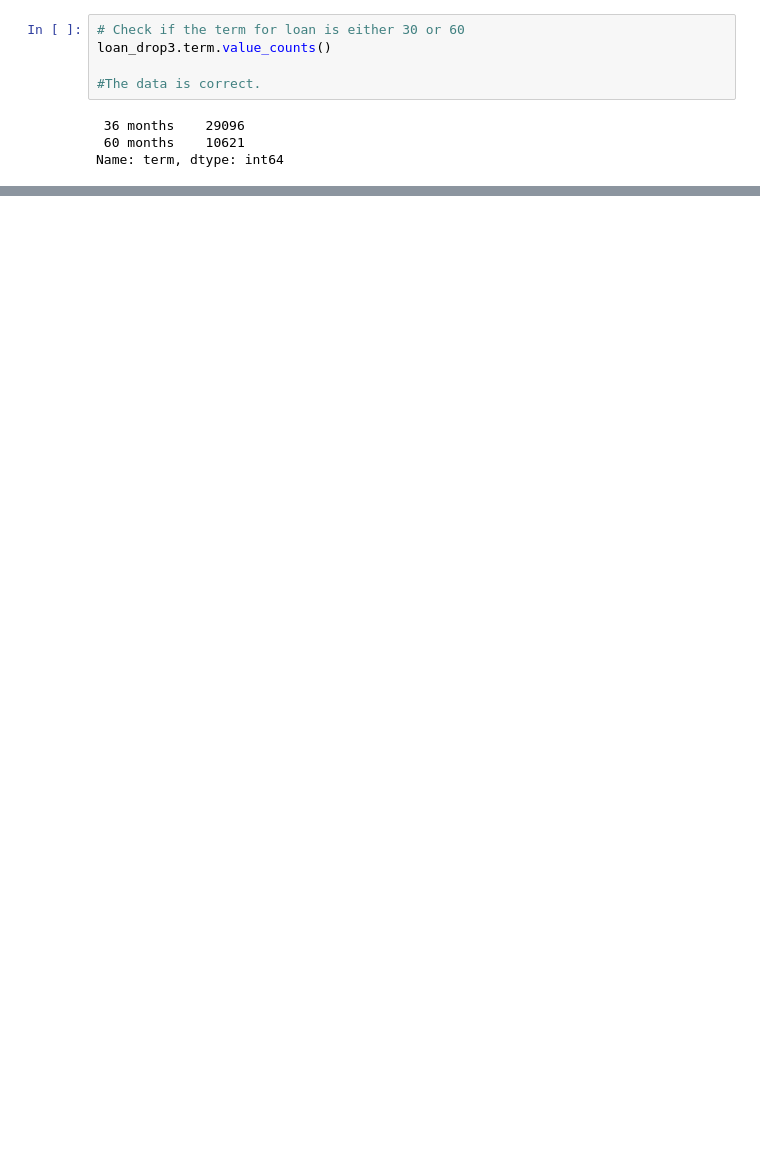
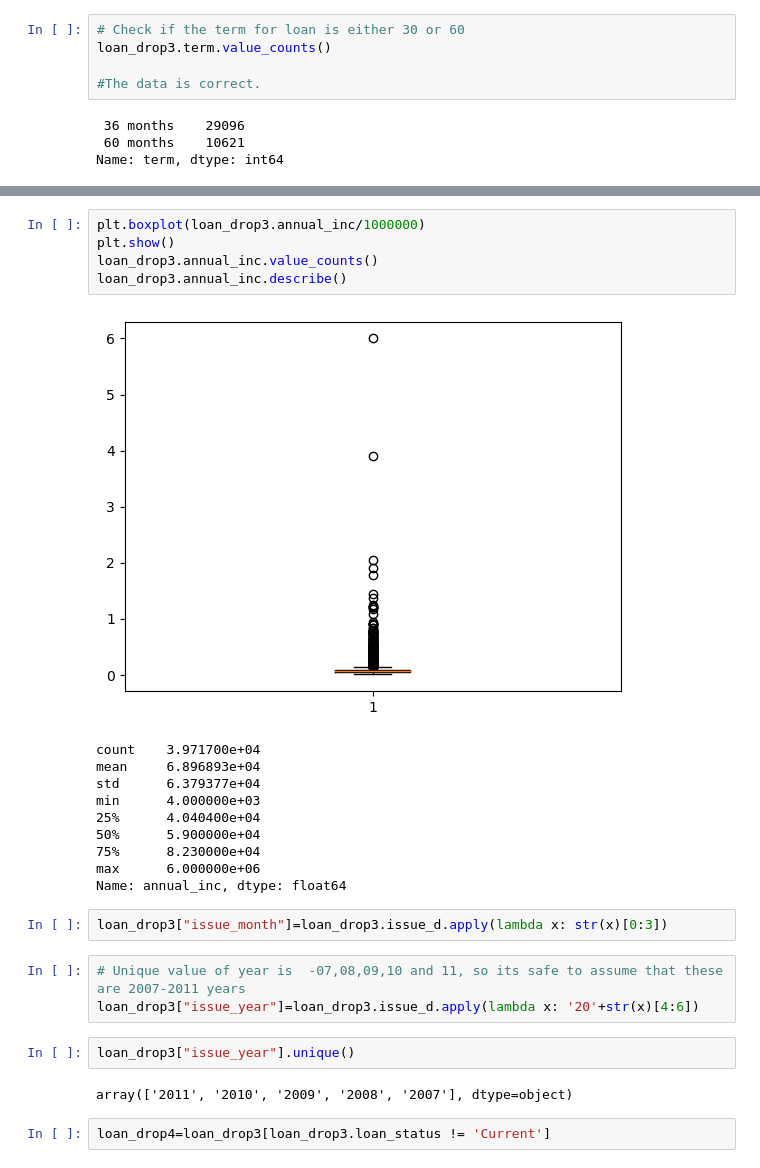
Before and after one commit to udayrangta89/LendingClubCaseStudy, a Jupyter notebook: UdayRangta.ipynb, the cells around one changed output, grey strips where cells are left out. Drawn from its saved outputs; the diff is of its cells as text; blank space fills up the shorter version.

```diff
--- a/UdayRangta.ipynb
+++ b/UdayRangta.ipynb
@@ -275,0 +385,27 @@ loan_drop3["int_rate_without%"]=loan_drop3[loan_drop3.]
+# %%
+plt.boxplot(loan_drop3.annual_inc/1000000)
+plt.show()
+loan_drop3.annual_inc.value_counts()
+loan_drop3.annual_inc.describe()
+# %% [output]
+[figure, added]
+count    3.971700e+04
+mean     6.896893e+04
+std      6.379377e+04
+min      4.000000e+03
+25%      4.040400e+04
+50%      5.900000e+04
+75%      8.230000e+04
+max      6.000000e+06
+Name: annual_inc, dtype: float64
+# %%
+loan_drop3["issue_month"]=loan_drop3.issue_d.apply(lambda x: str(x)[0:3])
+# %%
+# Unique value of year is  -07,08,09,10 and 11, so its safe to assume that these are 2007-2011 years
+loan_drop3["issue_year"]=loan_drop3.issue_d.apply(lambda x: '20'+str(x)[4:6])
+# %%
+loan_drop3["issue_year"].unique()
+# %% [output]
+array(['2011', '2010', '2009', '2008', '2007'], dtype=object)
+# %%
+loan_drop4=loan_drop3[loan_drop3.loan_status != 'Current']
```
Also changed, not shown: parts of 15 cells of this notebook.
